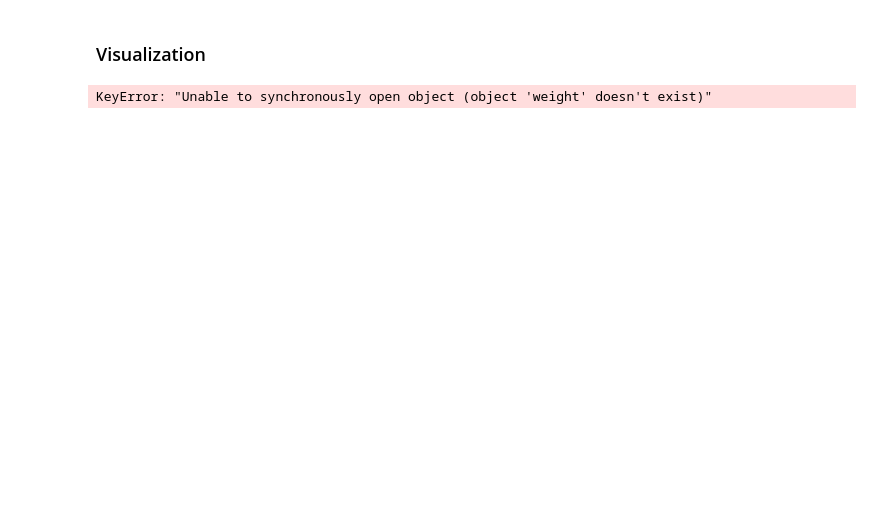
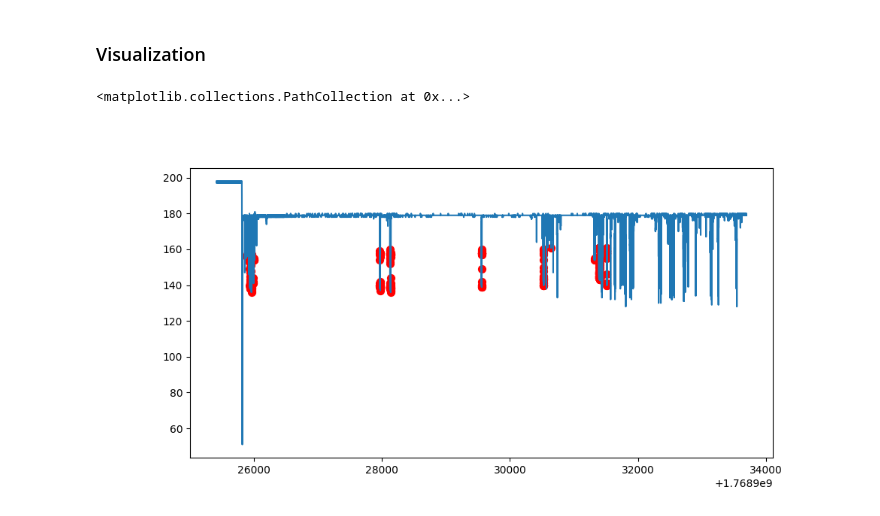
Before and after one commit to TimmeLab/CLiQR, a Jupyter notebook: DataAnalysis.ipynb, the cells around one changed output. Saved outputs shown, nothing was run; the diff lists cells and outputs as text; code cells hidden in the pictures; blank space fills up the shorter version.

```diff
--- a/DataAnalysis.ipynb
+++ b/DataAnalysis.ipynb
@@ -169,7 +178,38 @@ No comments in metadata
 # %% [markdown]
 ### Visualization
 # %%
-with h5py.File("/Users/christopher/TimmeLab/Capacitive-Lick-Detection/Lickometry Data/AEW6/raw_data_2026-01-19_12-13-37.h5", 'r') as h5f:
-    print(h5f['board_FT232H0/sensor_1/weight'][()])
+# Select the file and sensor of interest and this cell will plot the full
+# capacitive trace and place a red dot on each detected lick.
+file = os.path.join(data_dir, "raw_data_2026-01-20_11-10-18.h5")
+sensor = 3
+
+file_base = os.path.basename(file)
+filtered_file = os.path.join(data_dir, "filtered" + file_base[3:])
+
+# Determine which board did the recording based on sensor number
+match sensor:
+    case (1 | 2 | 3 | 7 | 8 | 9):
+        board = 0
+    case (4 | 5 | 6 | 10 | 11 | 12):
+        board = 1
+    case (13 | 14 | 15 | 19 | 20 | 21):
+        board = 2
+    case (16 | 17 | 18 | 22 | 23 | 24):
+        board = 3
+
+with h5py.File(file, 'r') as h5f:
+    sensor_data = h5f[f'board_FT232H{board}'][f'sensor_{sensor}']
+    cap_data = sensor_data['cap_data'][()]
+    time_data = sensor_data['time_data'][()]
+
+with h5py.File(filtered_file, 'r') as h5f:
+    lick_indices = h5f[f'A{sensor}']['lick_indices'][()]
+    start_idx = h5f[f'A{sensor}']['used_start_idx'][()]
+
+%matplotlib widget
+fig, ax = plt.subplots(figsize=(10,5))
+ax.plot(time_data, cap_data)
+ax.scatter(time_data[lick_indices + start_idx], cap_data[lick_indices + start_idx], marker='o', c='r', s=50)
 # %% [output]
-KeyError: "Unable to synchronously open object (object 'weight' doesn't exist)"
+<matplotlib.collections.PathCollection at 0x...>
+[figure, added]
```
Also changed, not shown: parts of 2 cells of this notebook, 1 other file.
